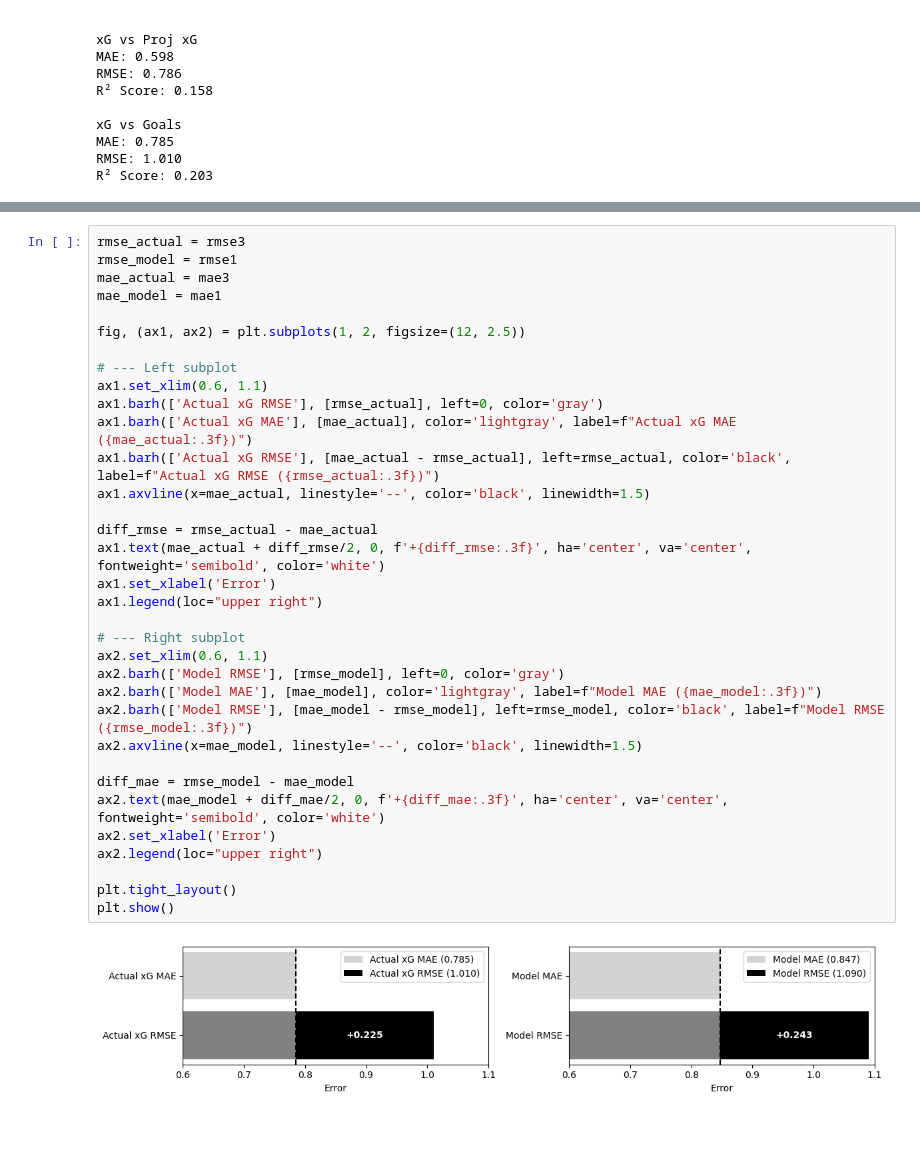
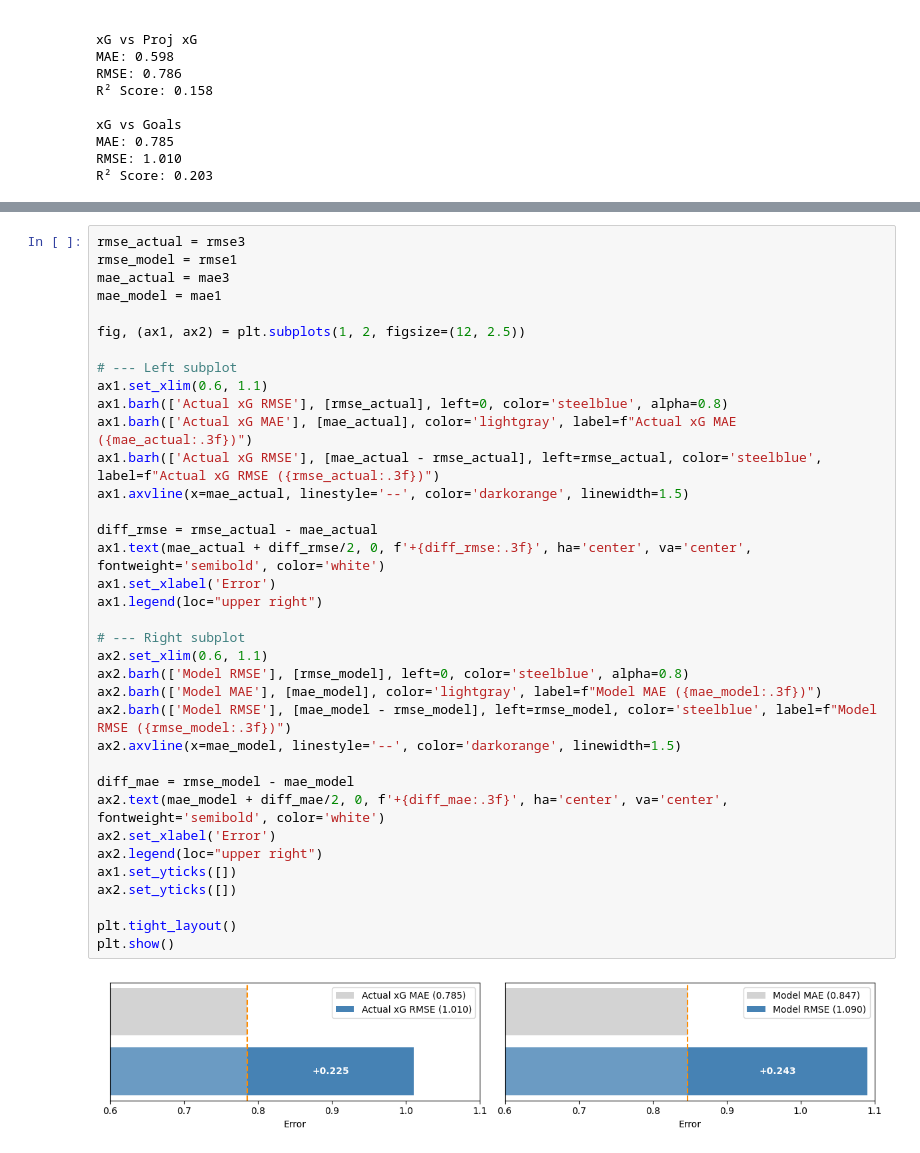
Before and after one commit to venomio5/soccer-prediction-analysis, a Jupyter notebook: src/xg_analysis.ipynb, the cells around one changed output, grey strips where cells are left out. Saved outputs shown, nothing was run; the diff lists cells and outputs as text.

```diff
--- a/src/xg_analysis.ipynb
+++ b/src/xg_analysis.ipynb
@@ -145,36 +147,38 @@ plt.show()
 # %%
 rmse_actual = rmse3
 rmse_model = rmse1
 mae_actual = mae3
 mae_model = mae1
 
 fig, (ax1, ax2) = plt.subplots(1, 2, figsize=(12, 2.5))
 
 # --- Left subplot
 ax1.set_xlim(0.6, 1.1)
-ax1.barh(['Actual xG RMSE'], [rmse_actual], left=0, color='gray')
+ax1.barh(['Actual xG RMSE'], [rmse_actual], left=0, color='steelblue', alpha=0.8)
 ax1.barh(['Actual xG MAE'], [mae_actual], color='lightgray', label=f"Actual xG MAE ({mae_actual:.3f})")
-ax1.barh(['Actual xG RMSE'], [mae_actual - rmse_actual], left=rmse_actual, color='black', label=f"Actual xG RMSE ({rmse_actual:.3f})")
-ax1.axvline(x=mae_actual, linestyle='--', color='black', linewidth=1.5)
+ax1.barh(['Actual xG RMSE'], [mae_actual - rmse_actual], left=rmse_actual, color='steelblue', label=f"Actual xG RMSE ({rmse_actual:.3f})")
+ax1.axvline(x=mae_actual, linestyle='--', color='darkorange', linewidth=1.5)
 
 diff_rmse = rmse_actual - mae_actual
 ax1.text(mae_actual + diff_rmse/2, 0, f'+{diff_rmse:.3f}', ha='center', va='center', fontweight='semibold', color='white')
 ax1.set_xlabel('Error')
 ax1.legend(loc="upper right")
 
 # --- Right subplot
 ax2.set_xlim(0.6, 1.1)
-ax2.barh(['Model RMSE'], [rmse_model], left=0, color='gray')
+ax2.barh(['Model RMSE'], [rmse_model], left=0, color='steelblue', alpha=0.8)
 ax2.barh(['Model MAE'], [mae_model], color='lightgray', label=f"Model MAE ({mae_model:.3f})")
-ax2.barh(['Model RMSE'], [mae_model - rmse_model], left=rmse_model, color='black', label=f"Model RMSE ({rmse_model:.3f})")
-ax2.axvline(x=mae_model, linestyle='--', color='black', linewidth=1.5)
+ax2.barh(['Model RMSE'], [mae_model - rmse_model], left=rmse_model, color='steelblue', label=f"Model RMSE ({rmse_model:.3f})")
+ax2.axvline(x=mae_model, linestyle='--', color='darkorange', linewidth=1.5)
 
 diff_mae = rmse_model - mae_model
 ax2.text(mae_model + diff_mae/2, 0, f'+{diff_mae:.3f}', ha='center', va='center', fontweight='semibold', color='white')
 ax2.set_xlabel('Error')
 ax2.legend(loc="upper right")
+ax1.set_yticks([])
+ax2.set_yticks([])
 
 plt.tight_layout()
 plt.show()
 # %% [output]
-[figure, old version]
+[figure, new version]
```
Also changed, not shown: parts of 6 cells of this notebook, 15 other files.
